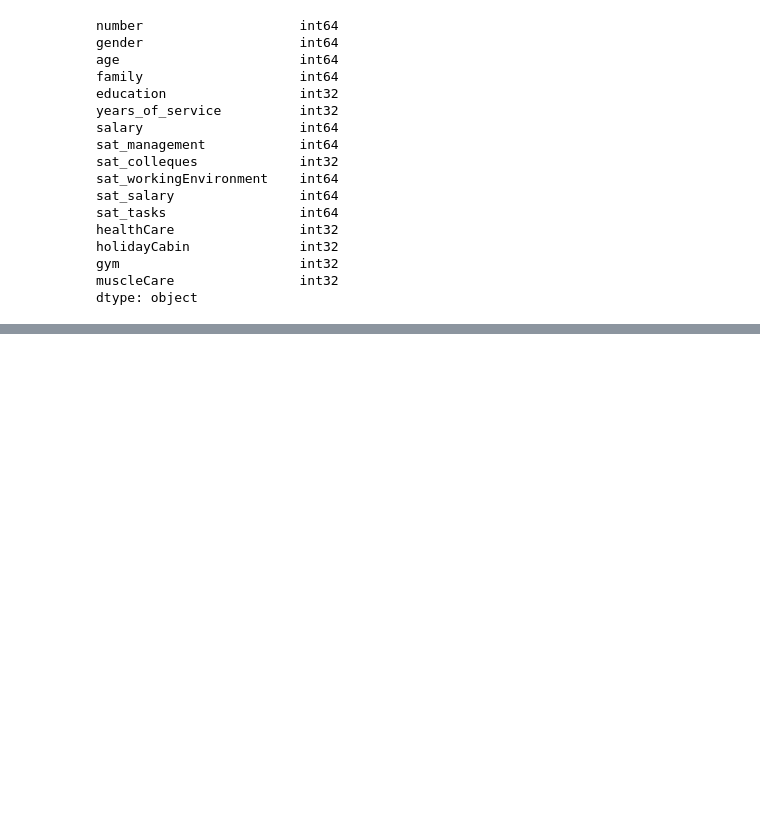
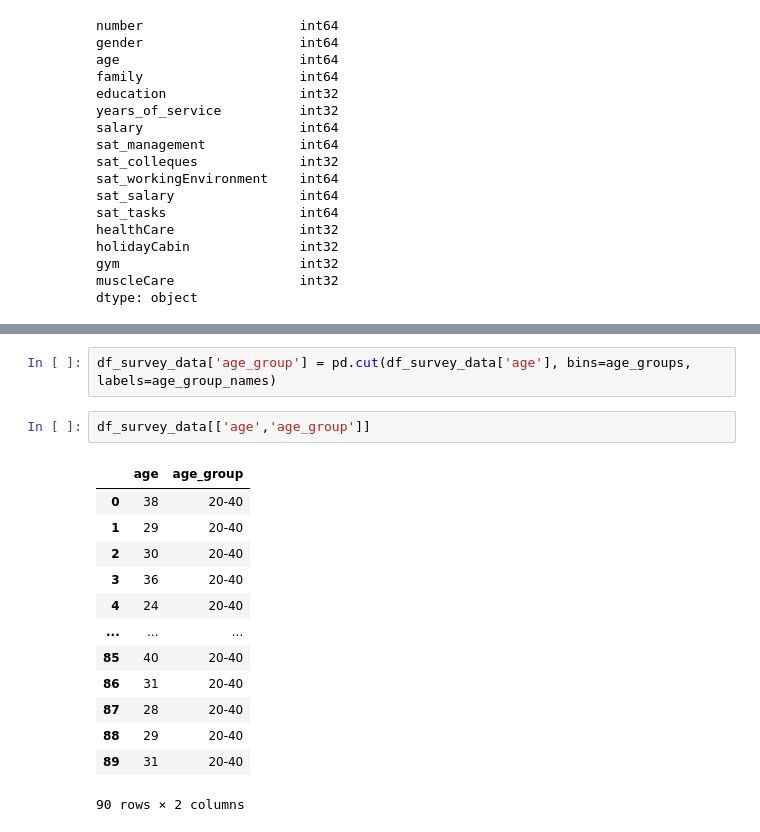
Before and after one commit to DGautam11/ShopSarisfactionSurveyAnalysis, a Jupyter notebook: WorkPlaceSatisfactionSurveyAnalysis.ipynb, the cells around one changed output, grey strips where cells are left out. Saved outputs shown, nothing was run; the diff lists cells and outputs as text; blank space fills up the shorter version.

```diff
--- a/WorkPlaceSatisfactionSurveyAnalysis.ipynb
+++ b/WorkPlaceSatisfactionSurveyAnalysis.ipynb
@@ -192,0 +265,18 @@ df_survey_data.head()
+# %%
+df_survey_data['age_group'] = pd.cut(df_survey_data['age'], bins=age_groups, labels=age_group_names)
+# %%
+df_survey_data[['age','age_group']]
+# %% [output]
+|  | age | age_group |
+| 0 | 38 | 20-40 |
+| 1 | 29 | 20-40 |
+| 2 | 30 | 20-40 |
+| 3 | 36 | 20-40 |
+| 4 | 24 | 20-40 |
+| ... | ... | ... |
+| 85 | 40 | 20-40 |
+| 86 | 31 | 20-40 |
+| 87 | 28 | 20-40 |
+| 88 | 29 | 20-40 |
+| 89 | 31 | 20-40 |
+90 rows × 2 columns
```
Also changed, not shown: parts of 21 cells of this notebook.
